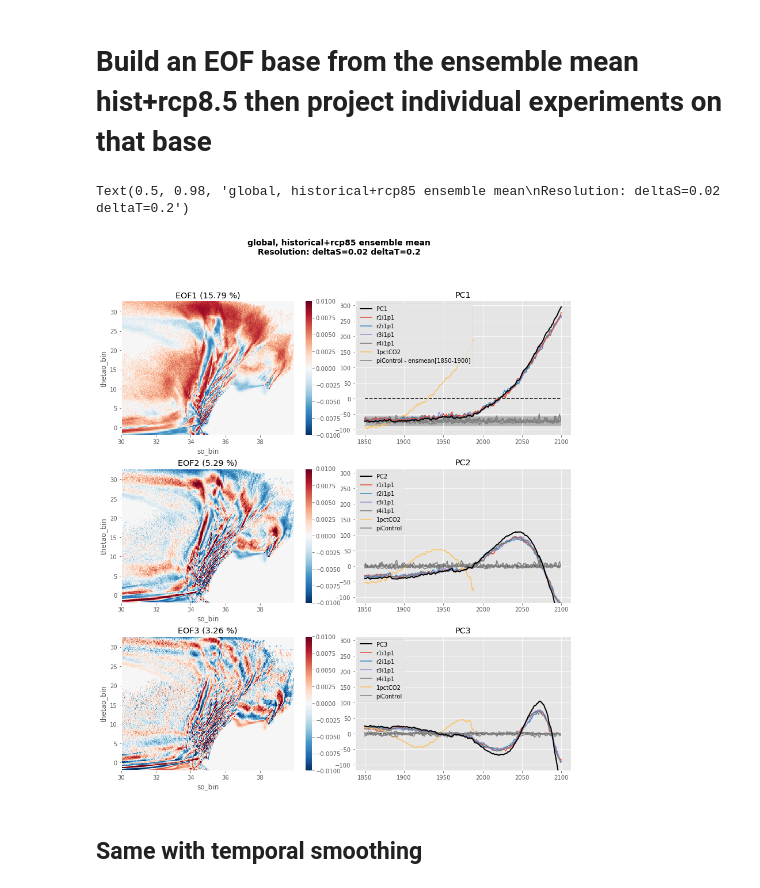
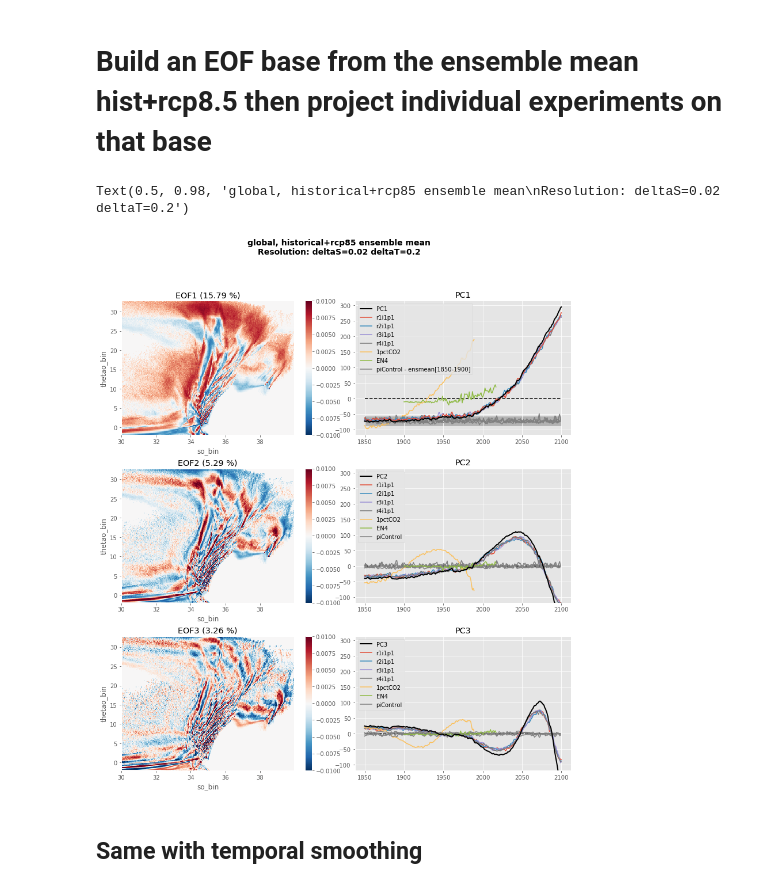
Before and after one commit to ysilvy/bin_TS, a Jupyter notebook: eof_ensmean_IPSLCM5_global.ipynb, the cells around one changed output. Saved outputs shown, nothing was run; the diff lists cells and outputs as text; code cells hidden in the pictures.

Commit message:
Adding EN4 projection

```diff
--- a/eof_ensmean_IPSLCM5_global.ipynb
+++ b/eof_ensmean_IPSLCM5_global.ipynb
@@ -103,6 +104,13 @@ VCO2 = xr.open_dataset(dir+'volumeTS_global_'+str(deltaS)+'_'+str(deltaT)+'_IPSL
 VCO2_red = red_zeros(VCO2)
 # -- Project 1pctCO2 on EOF base
 pseudo_pcs_CO2 = solver.projectField(VCO2_red.stack(z=('so_bin', 'thetao_bin')))
+# %%
+# -- Read EN4
+VEN4 = xr.open_dataset(dir+'volumeTS_global_'+str(deltaS)+'_'+str(deltaT)+'_EN4_1900-2017.nc').histogram_so_thetao
+# -- Center, reduce, zeros where nans
+VEN4_red = red_zeros(VEN4)
+# -- Project EN4 on EOF base
+pseudo_pcs_EN4 = solver.projectField(VEN4_red.stack(z=('so_bin', 'thetao_bin')))
 # %%
 ymin = np.min(np.array([pseudo_pcs_piC1[:,0].std(),pseudo_pcs_piC2[:,0].min(),pseudo_pcs_piC3[:,0].min(),pseudo_pcs_piC4[:,0].min()]))
 ymax = np.max(np.array([pseudo_pcs_piC1[:,0].max(),pseudo_pcs_piC2[:,0].max(),pseudo_pcs_piC3[:,0].max(),pseudo_pcs_piC4[:,0].max()]))
@@ -113,6 +121,7 @@ time=np.arange(1850,2101)
 timehn = np.arange(1850,2013)
 timepiC = np.arange(1850,2100)
 timeCO2 = np.arange(1850,1990)
+timeEN4 = np.arange(1900,2018)
 fig,ax = plt.subplots(ncols=2,nrows=3,figsize=(14,15))
 
 vmin = -0.01
@@ -127,6 +136,7 @@ ax[0,1].plot(time,pseudo_pcs_2[:,0],label='r2i1p1',zorder=8)
 ax[0,1].plot(time,pseudo_pcs_3[:,0],label='r3i1p1',zorder=7)
 ax[0,1].plot(time,pseudo_pcs_4[:,0],label='r4i1p1',zorder=6)
 ax[0,1].plot(timeCO2,pseudo_pcs_CO2[:,0],label='1pctCO2')
+ax[0,1].plot(timeEN4,pseudo_pcs_EN4[:,0],label='EN4')
 ax[0,1].plot(timepiC,pseudo_pcs_piC1[:,0]-abs(baseline),color='grey',label='piControl - ensmean[1850-1900]',zorder=5)
 ax[0,1].plot(timepiC,pseudo_pcs_piC2[:,0]-abs(baseline),color='grey',zorder=4)
 ax[0,1].plot(timepiC,pseudo_pcs_piC3[:,0]-abs(baseline),color='grey',zorder=3)
@@ -146,39 +156,41 @@ ax[1,1].plot(time,pseudo_pcs_2[:,1],label='r2i1p1')
 ax[1,1].plot(time,pseudo_pcs_3[:,1],label='r3i1p1')
 ax[1,1].plot(time,pseudo_pcs_4[:,1],label='r4i1p1')
 ax[1,1].plot(timeCO2,pseudo_pcs_CO2[:,1],label='1pctCO2')
+ax[1,1].plot(timeEN4,pseudo_pcs_EN4[:,1],label='EN4',zorder=9)
 ax[1,1].plot(timepiC,pseudo_pcs_piC1[:,1],color='grey',label='piControl')
 ax[1,1].plot(timepiC,pseudo_pcs_piC2[:,1],color='grey')
 ax[1,1].plot(timepiC,pseudo_pcs_piC3[:,1],color='grey')
 ax[1,1].plot(timepiC,pseudo_pcs_piC4[:,1],color='grey')
 ax[1,1].hlines(0,time[0],time[-1],colors='k',linestyles='dashed')
 ax[1,1].set_title('PC2')
 ax[1,1].set_ylim(ylim[0],ylim[1])
 ax[1,1].legend()
 
 c = eof3.T.plot(ax=ax[2,0],add_colorbar=False,vmin=vmin,vmax=vmax,center=0,cmap='RdBu_r')
 cb = fig.colorbar(c,ax=ax[2,0],label='')
 ax[2,0].set_title('EOF3 ('+'%.2f '% Decimal(str(var3))+'%)')
 ax[2,1].plot(time,pcs[:,2],label='PC3',lw=2,color='black',zorder=10)
 ax[2,1].plot(time,pseudo_pcs_1[:,2],label='r1i1p1')
 ax[2,1].plot(time,pseudo_pcs_2[:,2],label='r2i1p1')
 ax[2,1].plot(time,pseudo_pcs_3[:,2],label='r3i1p1')
 ax[2,1].plot(time,pseudo_pcs_4[:,2],label='r4i1p1')
 ax[2,1].plot(timeCO2,pseudo_pcs_CO2[:,2],label='1pctCO2')
+ax[2,1].plot(timeEN4,pseudo_pcs_EN4[:,2],label='EN4',zorder=9)
 ax[2,1].plot(timepiC,pseudo_pcs_piC1[:,2],color='grey',label='piControl')
 ax[2,1].plot(timepiC,pseudo_pcs_piC2[:,2],color='grey')
 ax[2,1].plot(timepiC,pseudo_pcs_piC3[:,2],color='grey')
 ax[2,1].plot(timepiC,pseudo_pcs_piC4[:,2],color='grey')
 ax[2,1].hlines(0,time[0],time[-1],colors='k',linestyles='dashed')
 ax[2,1].set_title('PC3')
 ax[2,1].set_ylim(ylim[0],ylim[1])
 ax[2,1].legend()
 
 plt.subplots_adjust(hspace=0.25,wspace=0.08)
 title = region+', historical+rcp85 ensemble mean\nResolution: deltaS='+str(deltaS)+' deltaT='+str(deltaT)
 plt.suptitle(title,fontsize=14,fontweight='bold')
 # %% [output]
 Text(0.5, 0.98, 'global, historical+rcp85 ensemble mean\nResolution: deltaS=0.02 deltaT=0.2')
-[figure, old version]
+[figure, new version]
 # %% [markdown]
 ## Same with temporal smoothing
 # %%
```
Also changed, not shown: parts of 1 cell of this notebook.
